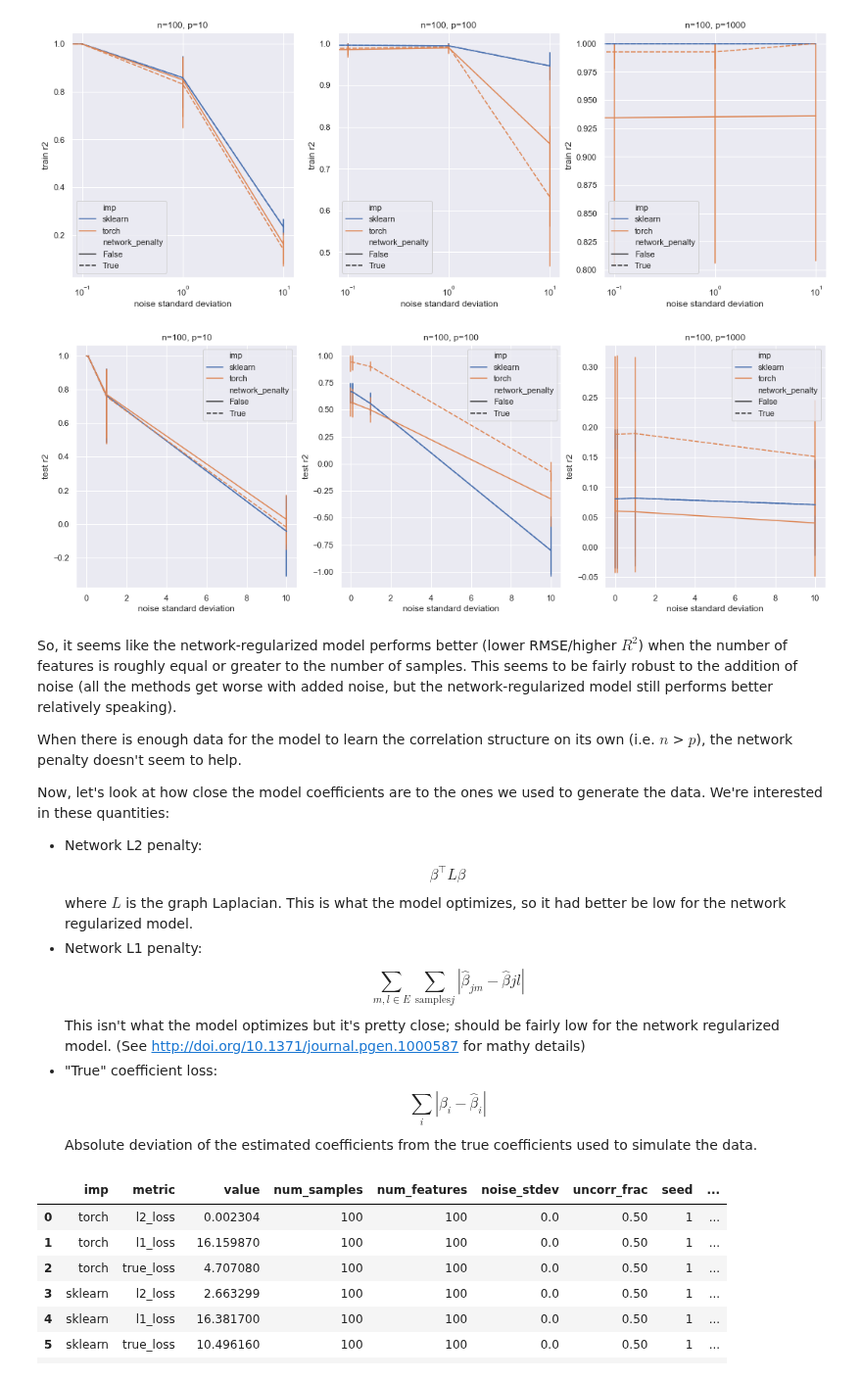
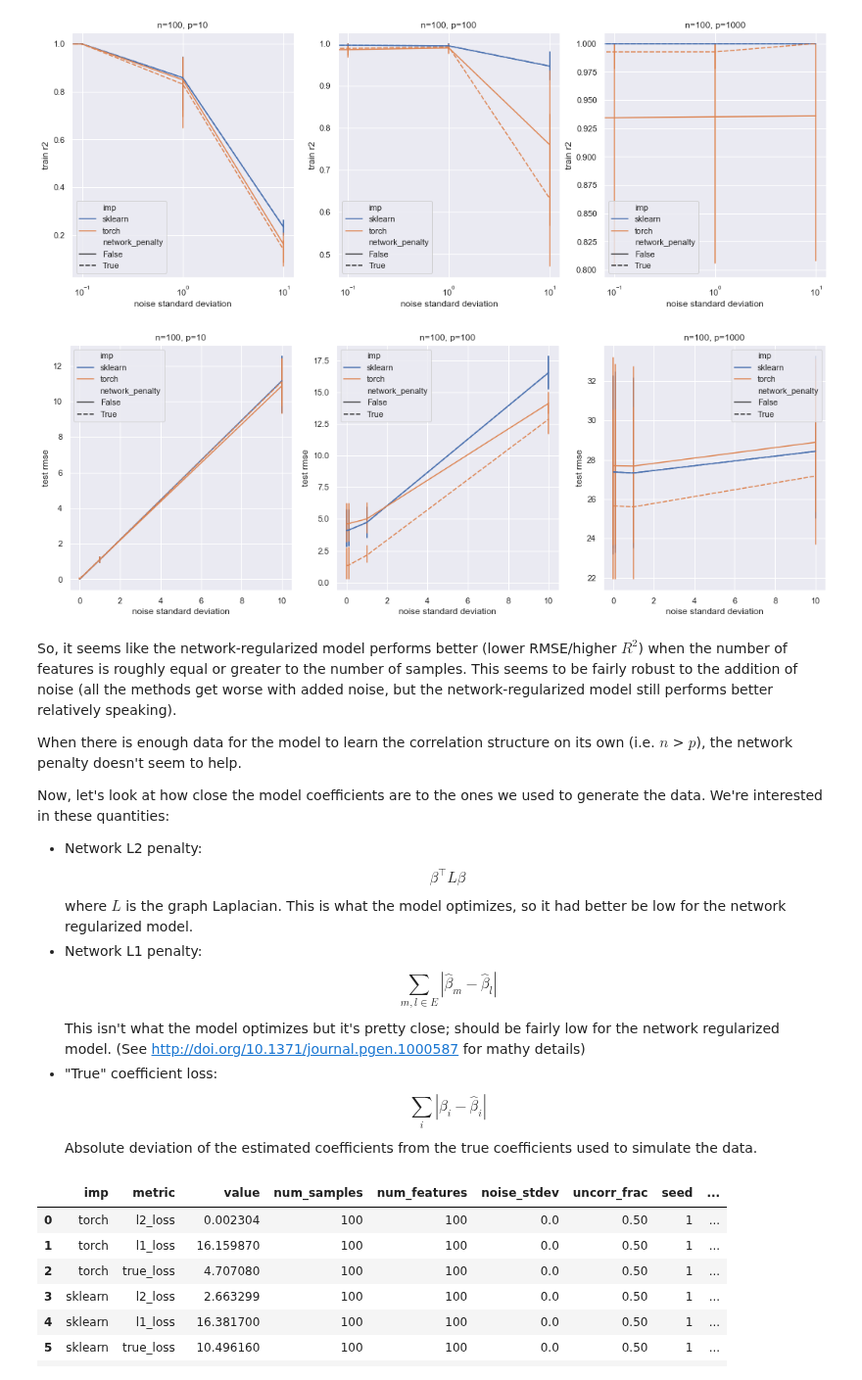
Before and after one commit to jjc2718/netreg, a Jupyter notebook: simdata/simulation_analysis.ipynb, the cells around one changed output. Shown at 98% size. Drawn from its saved outputs; the diff is of its cells as text; code cells hidden in the pictures.

```diff
--- a/simdata/simulation_analysis.ipynb
+++ b/simdata/simulation_analysis.ipynb
@@ -15,9 +15,9 @@ result_columns = ['imp', 'dataset', 'metric', 'value',
                   'uncorr_frac', 'seed', 'network_penalty']
 results_df = None
 # directory containing results for sklearn and pytorch with network penalty
-results_dir = './param_search_results'
+results_dir = './results/param_search_results'
 # directory containing results for pytorch without network penalty
-results_dir_nn = './param_search_results/ignore_network'
+results_dir_nn = './results/param_search_results/ignore_network'
 # plot results for this fraction of uncorrelated features
 p_uncorr_frac = 0.25
 
@@ -108,27 +108,27 @@ for i, num_samples in enumerate([100]):
 # %%
 sns.set()
 fig, axarr = plt.subplots(1, 3)
 fig.set_figwidth(18)
 fig.set_figheight(6)
 
-metric = 'r2'
+metric = 'rmse'
 for i, num_samples in enumerate([100]):
     for j, num_feats in enumerate((10, 100, 1000)):
         ax = axarr[j]
         filter_df = results_df[(results_df['num_samples'] == num_samples) &
                                (results_df['num_features'] == num_feats) &
                                (results_df['dataset'] == 'test') &
                                (results_df['uncorr_frac'] == p_uncorr_frac) &
                                (results_df['metric'] == metric)]
         filter_df = filter_df.sort_values(by='imp')
         sns.lineplot(data=filter_df, x='noise_stdev', y='value',
                      hue='imp', style='network_penalty', err_style='bars',
                      ax=ax)
         ax.set_title('n={}, p={}'.format(num_samples, num_feats))
         ax.set_xlabel('noise standard deviation')
         ax.set_ylabel('test {}'.format(metric))
 # %% [output]
-[figure, old version]
+[figure, new version]
 # %% [markdown]
 So, it seems like the network-regularized model performs better (lower RMSE/higher $R^2$) when the number of features is roughly equal or greater to the number of samples. This seems to be fairly robust to the addition of noise (all the methods get worse with added noise, but the network-regularized model still performs better relatively speaking).
 
@@ -137,7 +137,7 @@ When there is enough data for the model to learn the correlation structure on it
 Now, let's look at how close the model coefficients are to the ones we used to generate the data. We're interested in these quantities:
 
 * Network L2 penalty: $$\beta^{\top}L\beta$$ where $L$ is the graph Laplacian. This is what the model optimizes, so it had better be low for the network regularized model.
-* Network L1 penalty: $$\sum_{m, l \in E} \sum_{\text{samples} j} |\hat{\beta}_{jm} - \hat{\beta}{jl}|$$ This isn't what the model optimizes but it's pretty close; should be fairly low for the network regularized model. (See http://doi.org/10.1371/journal.pgen.1000587 for mathy details)
+* Network L1 penalty: $$\sum_{m, l \in E} |\hat{\beta}_{m} - \hat{\beta}_{l}|$$ This isn't what the model optimizes but it's pretty close; should be fairly low for the network regularized model. (See http://doi.org/10.1371/journal.pgen.1000587 for mathy details)
 * "True" coefficient loss: $$\sum_{i} |\beta_{i} - \hat{\beta}_{i}|$$ Absolute deviation of the estimated coefficients from the true coefficients used to simulate the data.
 # %%
 result_columns = ['imp', 'metric', 'value', 'num_samples',
```
